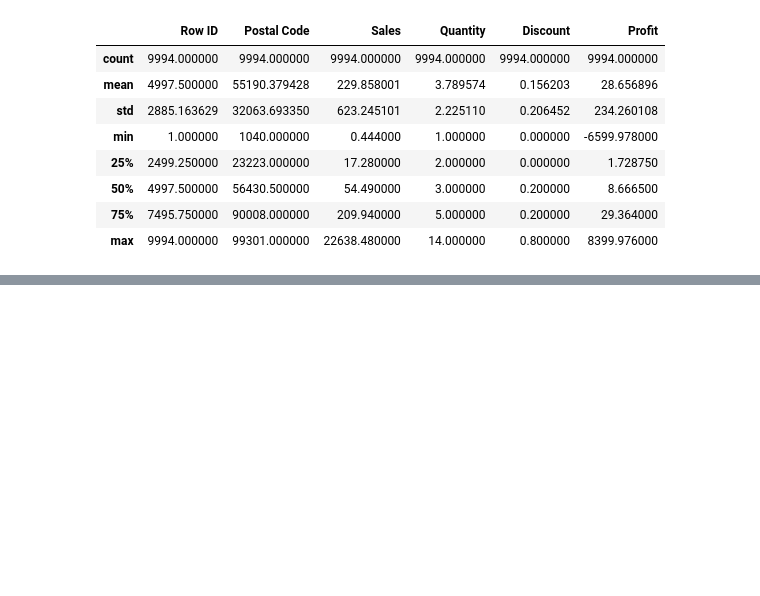
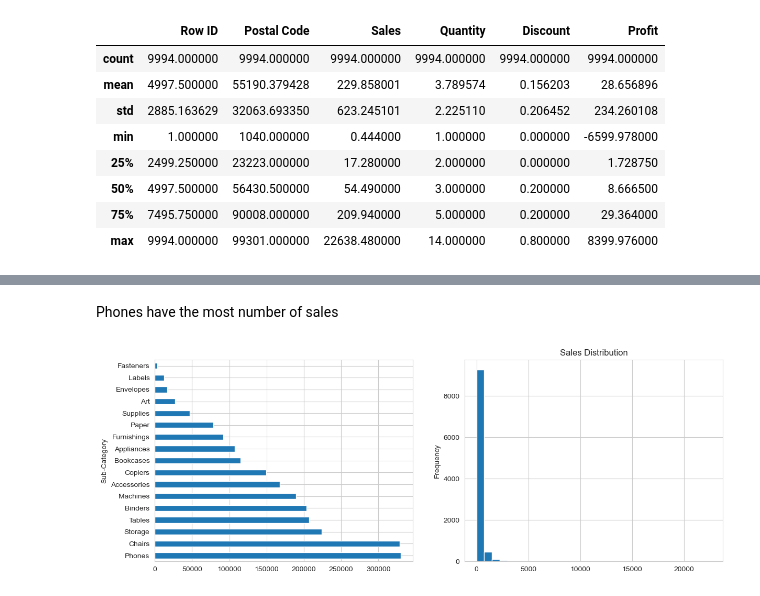
Before and after one commit to nicole-kutswa/Superstore-Sales-Data-Analysis, a Jupyter notebook: sales_analysis.ipynb, the cells around one changed output, grey strips where cells are left out. Drawn from its saved outputs; the diff is of its cells as text; code cells hidden in the pictures; blank space fills up the shorter version.

Commit message:
Added more visualisation

```diff
--- a/sales_analysis.ipynb
+++ b/sales_analysis.ipynb
@@ -126,0 +153,6 @@ Name: Sales, Length: 192, dtype: float64
+# %% [markdown]
+Phones have the most number of sales
+# %%
+top_products(df_clean)
+# %% [output]
+[figure, added]
```
Also changed, not shown: parts of 18 cells of this notebook, 7 other files.
